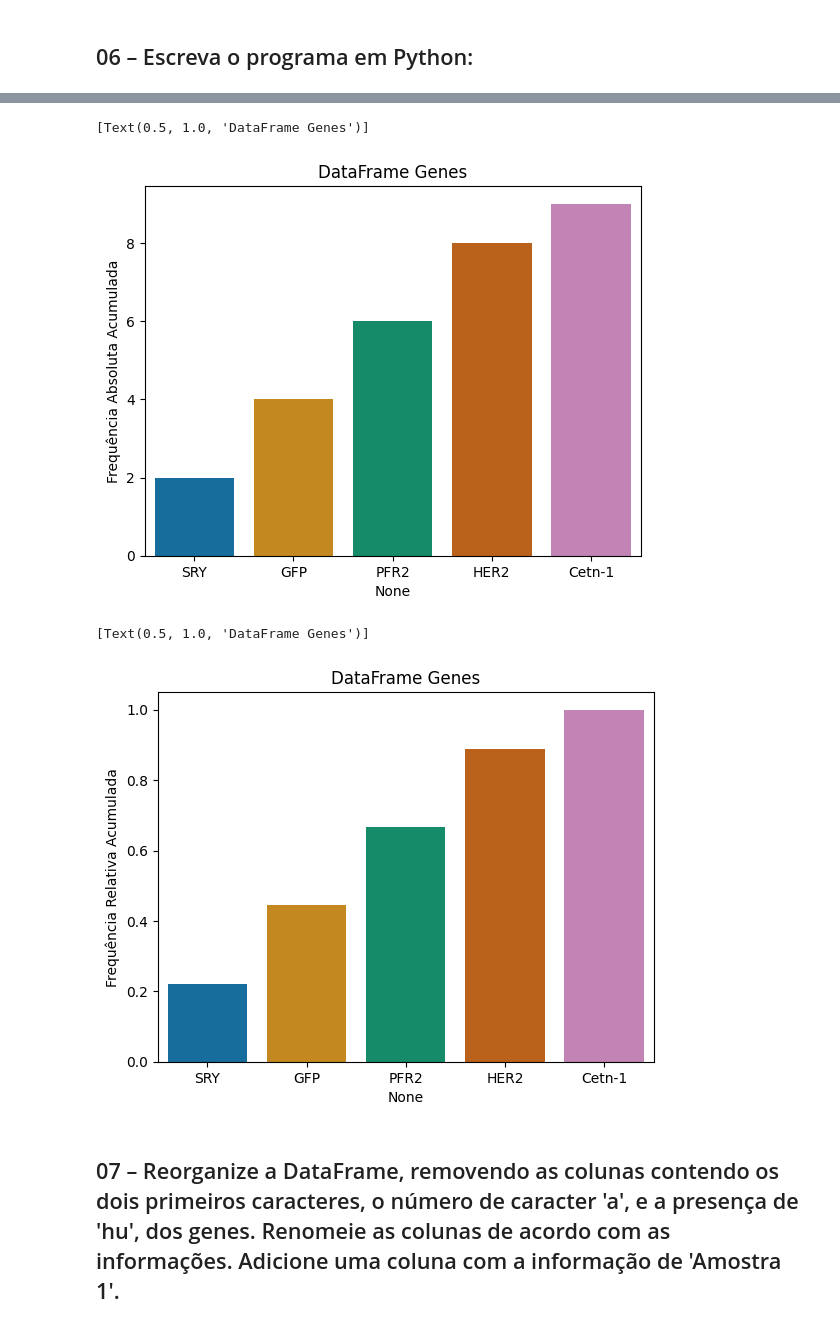
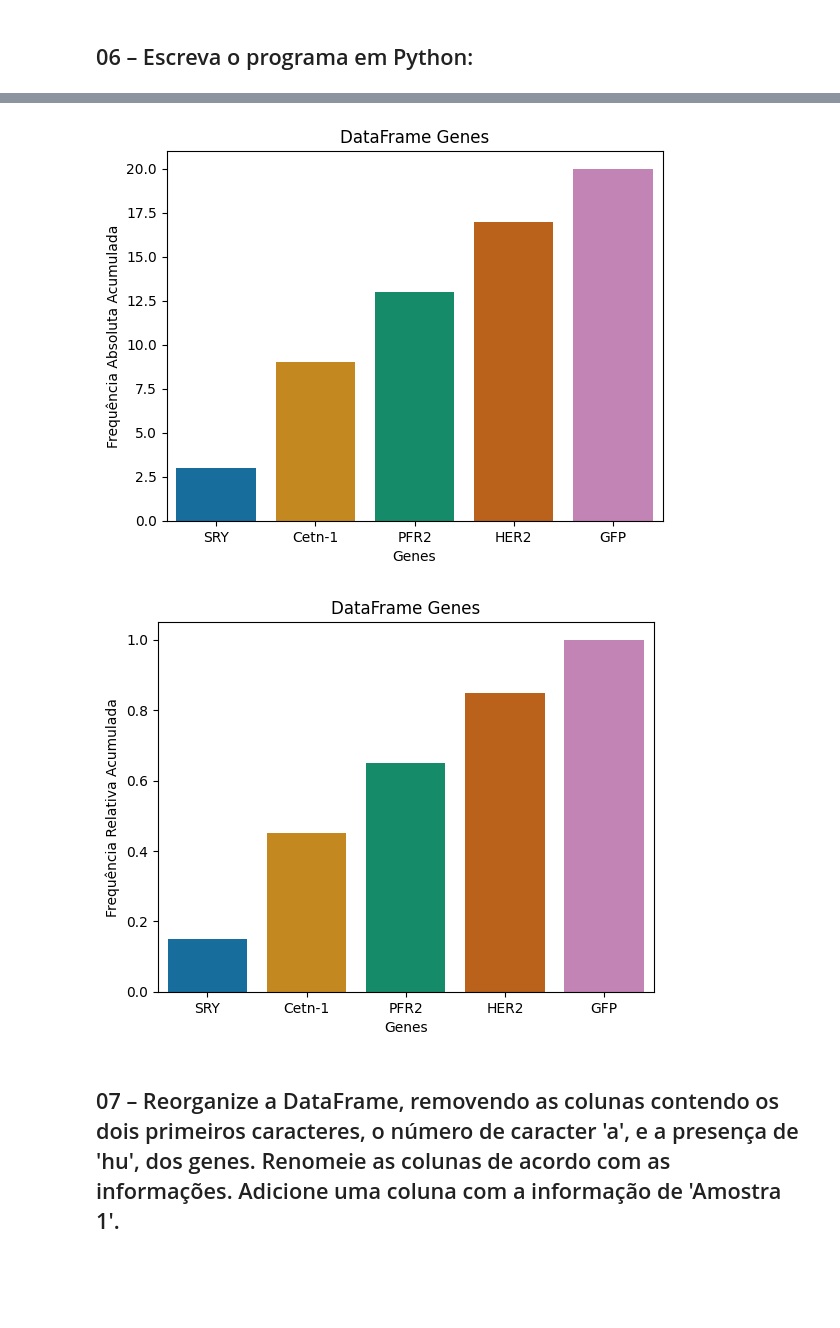
Before and after one commit to R-Zurik/PythonBasico_Disciplina, a Jupyter notebook: Exercícios/13-Variáveis_Qualitativas_2026-03-30.ipynb, the cells around one changed output, grey strips where cells are left out. Saved outputs shown, nothing was run; the diff lists cells and outputs as text; code cells hidden in the pictures; blank space fills up the shorter version.

```diff
--- a/Exercícios/13-Variáveis_Qualitativas_2026-03-30.ipynb
+++ b/Exercícios/13-Variáveis_Qualitativas_2026-03-30.ipynb
@@ -42,0 +33,4 @@ df_2
+# %%
+# Transformando o "Número de Caracteres" em frequência absoluta simples no DataFrame
+df.columns = ["Frequência Absoluta Simples"]
+df
@@ -43,11 +44,6 @@ df_2
 # %%
 # Adicionando a frequência relativa simples no DataFrame
-freq_rel_s = freq_abs_s/freq_abs_s.sum()
-df_3 = pd.concat([df_2, freq_rel_s], axis=1)
-df_3.columns = ["Número de Caracteres", "Dois Primeiros Caracteres", "Quantidade de 'a's",
-                "Presença de Caracteres 'hu'", "Frequência Absoluta Simples", "Frequência Relativa Simples"]
-
-# Adicionando total da frequência absoluta e relativa simples
-df_3.loc['Total'] = df_3.sum(numeric_only=True)
-df_3
+df["Frequência Relativa Simples"] = df["Frequência Absoluta Simples"]/df[
+    "Frequência Absoluta Simples"].sum()
+df
 # %% [output]
@@ -121,0 +85,4 @@ df_5
+# %%
+# Adicionando a frequência absoluta acumulada no DataFrame
+df["Frequência Absoluta Acumulada"] = df["Frequência Absoluta Simples"].cumsum()
+df
@@ -121,0 +96,4 @@ df_5
+# %%
+# Adicionando a frequência relativa acumulada no DataFrame
+df["Frequência Relativa Acumulada"] = df["Frequência Relativa Simples"].cumsum()
+df
@@ -122,19 +107,21 @@ df_5
 # %%
 # Obtendo gráfico de barras a partir da frequência absoluta acumulada
-sns.barplot(x=df_5.index[:5], y=df_5.iloc[:5,6],
-            hue=df_5.index[:5], palette='colorblind',
+sns.barplot(x=df.index, y=df.iloc[:,2],
+            hue=df.index, palette='colorblind',
             legend=None).set(title="DataFrame Genes")
+plt.xlabel("Genes")
+plt.show()
 # %% [output]
-[Text(0.5, 1.0, 'DataFrame Genes')]
-[figure, old version]
+[figure, new version]
 # %%
 # Ou a partir da frequência relativa acumulada
-sns.barplot(x=df_5.index[:5], y=df_5.iloc[:5,7],
-            hue=df_5.index[:5], palette='colorblind',
+sns.barplot(x=df.index, y=df.iloc[:,3],
+            hue=df.index, palette='colorblind',
             legend=None).set(title="DataFrame Genes")
+plt.xlabel("Genes")
+plt.show()
 # %% [output]
-[Text(0.5, 1.0, 'DataFrame Genes')]
-[figure, old version]
+[figure, new version]
 # %% [markdown]
 ## 07 – Reorganize a DataFrame, removendo as colunas contendo os dois primeiros caracteres, o número de caracter 'a', e a presença de 'hu', dos genes. Renomeie as colunas de acordo com as informações. Adicione uma coluna com a informação de 'Amostra 1'.
 # %%
```
Also changed, not shown: parts of 25 cells of this notebook, 2 other files.
